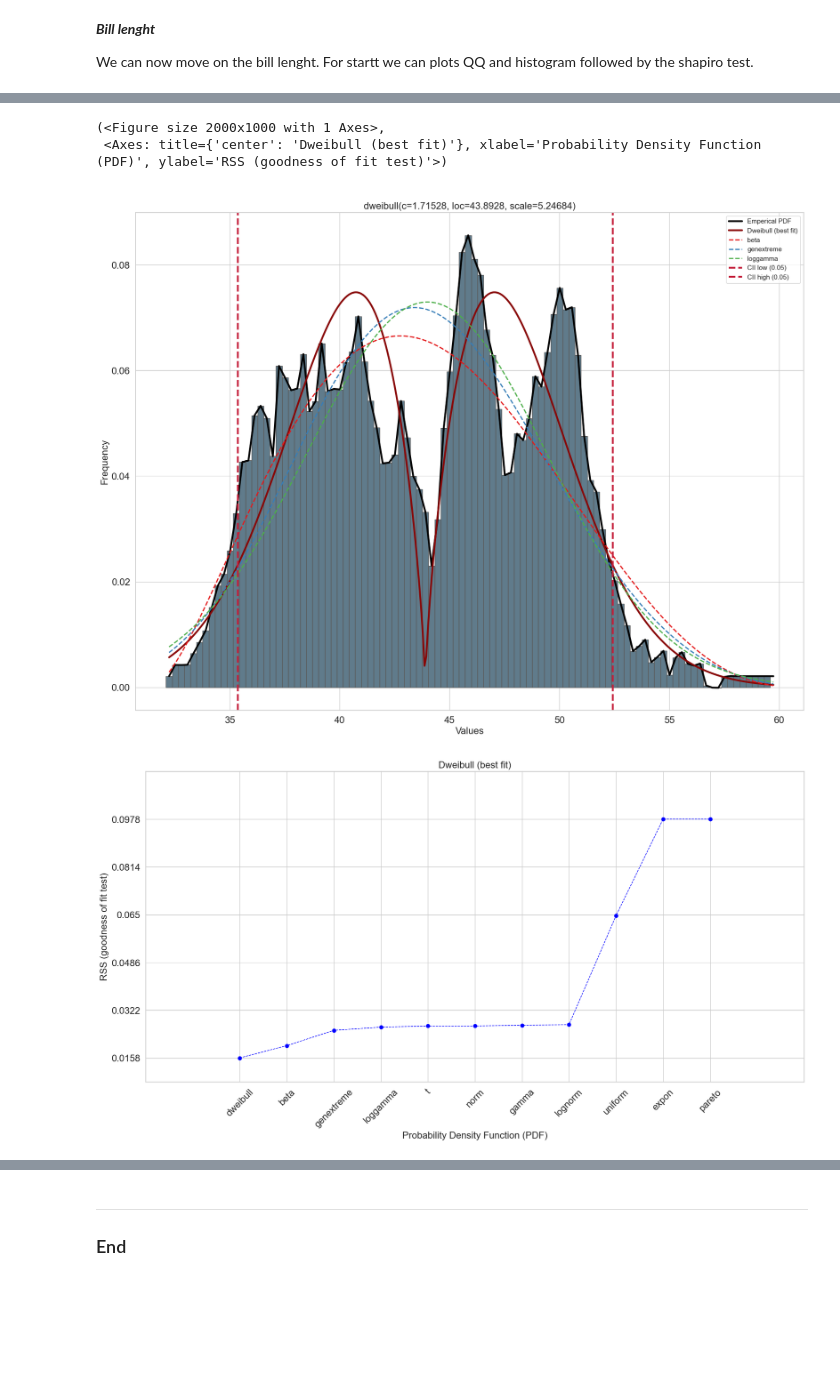
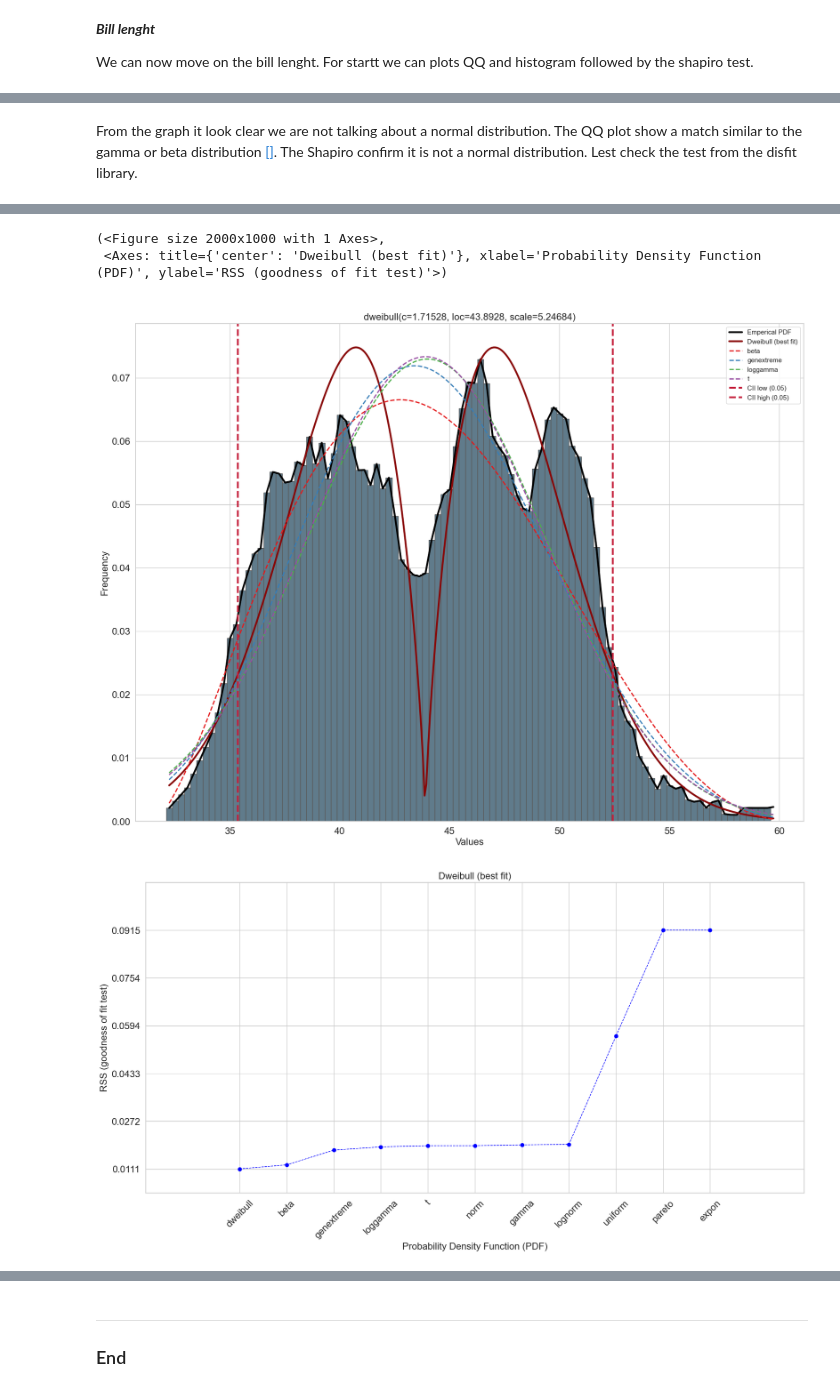
Before and after one commit to Cecilia8989/fund_data_analysis, a Jupyter notebook: task.ipynb, the cells around one changed output, grey strips where cells are left out. Drawn from its saved outputs; the diff is of its cells as text; code cells hidden in the pictures; blank space fills up the shorter version.

Commit message:
bill lenght

```diff
--- a/task.ipynb
+++ b/task.ipynb
@@ -1129,11 +1148,13 @@ plt.show()
+# %% [markdown]
+From the graph it look clear we are not talking about a normal distribution. The QQ plot show a match similar to the gamma or beta distribution [[]](https://stackoverflow.com/questions/53243919/creating-a-beta-distribution-q-q-plot). The Shapiro confirm it is not a normal distribution. Lest check the test from the disfit library.
 # %%
 # Initialize distfit
-dist_Bill_lenght = distfit(bins=100, smooth=5)
+dist_Bill_lenght = distfit(bins=100, smooth=10)
 # Determine best-fitting probability distribution for data
 dist_Bill_lenght.fit_transform(Bill_lenght)
 
 # Plot the results of the 'distfit' analysis for the body mass data
-dist_Bill_lenght.plot(n_top=3)
+dist_Bill_lenght.plot(n_top=4)
 # Generate a summary plot for the 'distfit' analysis
 dist_Bill_lenght.plot_summary()
 # %% [output]
@@ -1154,4 +1175,4 @@ dist_Bill_lenght.plot_summary()
 (<Figure size 2000x1000 with 1 Axes>,
  <Axes: title={'center': 'Dweibull (best fit)'}, xlabel='Probability Density Function (PDF)', ylabel='RSS (goodness of fit test)'>)
-[figure, old version]
+[figure, new version]
-[figure, old version]
+[figure, new version]
```
Also changed, not shown: parts of 18 cells of this notebook.
